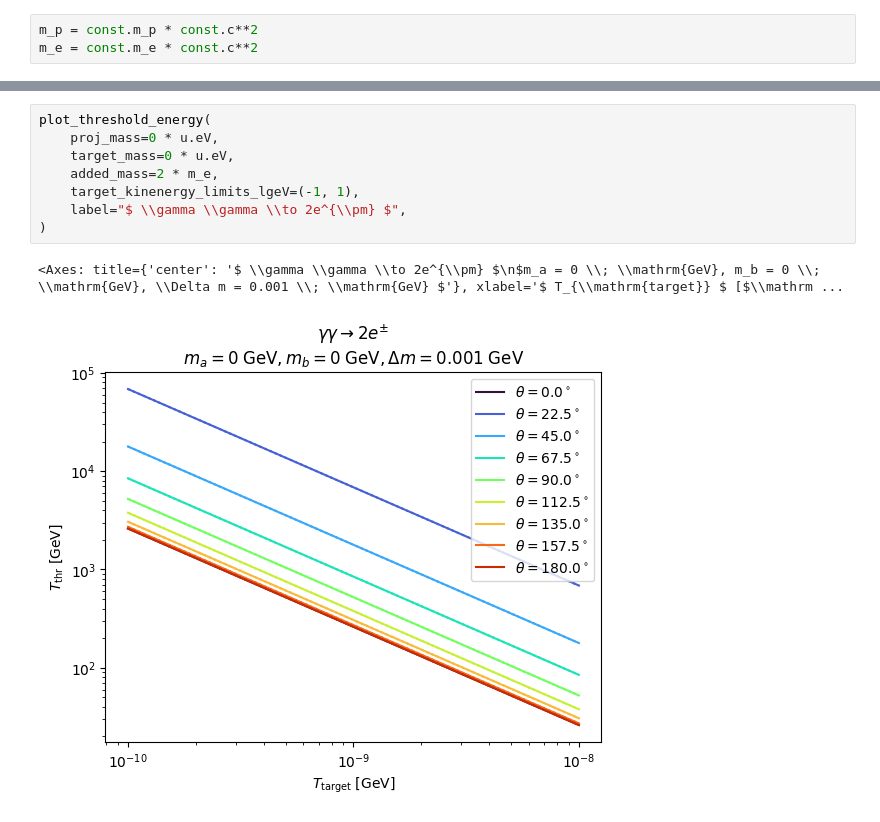
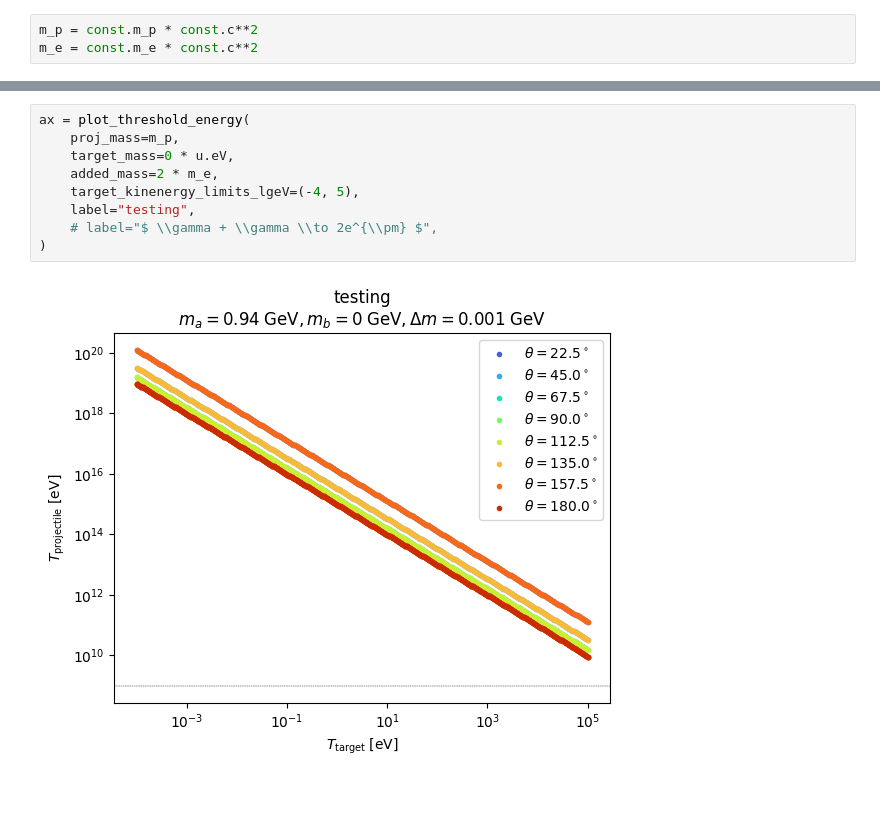
Before and after one commit to nj-vs-vh/gssi-he-7-uhecr, a Jupyter notebook: Threshold.ipynb, the cells around one changed output, grey strips where cells are left out. Cells and saved outputs as stored; diff of their text form; blank space fills up the shorter version.

Commit message:
threshold unfinished

```diff
--- a/Threshold.ipynb
+++ b/Threshold.ipynb
@@ -192,14 +313,14 @@ m_e = const.m_e * const.c**2
 # %%
-plot_threshold_energy(
-    proj_mass=0 * u.eV,
+ax = plot_threshold_energy(
+    proj_mass=m_p,
     target_mass=0 * u.eV,
     added_mass=2 * m_e,
-    target_kinenergy_limits_lgeV=(-1, 1),
-    label="$ \\gamma \\gamma \\to 2e^{\\pm} $",
+    target_kinenergy_limits_lgeV=(-4, 5),
+    label="testing",
+    # label="$ \\gamma + \\gamma \\to 2e^{\\pm} $",
 )
 # %% [output]
-<Axes: title={'center': '$ \\gamma \\gamma \\to 2e^{\\pm} $\n$m_a = 0 \\; \\mathrm{GeV}, m_b = 0 \\; \\mathrm{GeV}, \\Delta m = 0.001 \\; \\mathrm{GeV} $'}, xlabel='$ T_{\\mathrm{target}} $ [$\\mathrm ...
-[figure, old version]
+[figure, new version]
 # %%
 ax = plot_threshold_energy(
     proj_mass=m_p,
```
Also changed, not shown: parts of 9 cells of this notebook.
